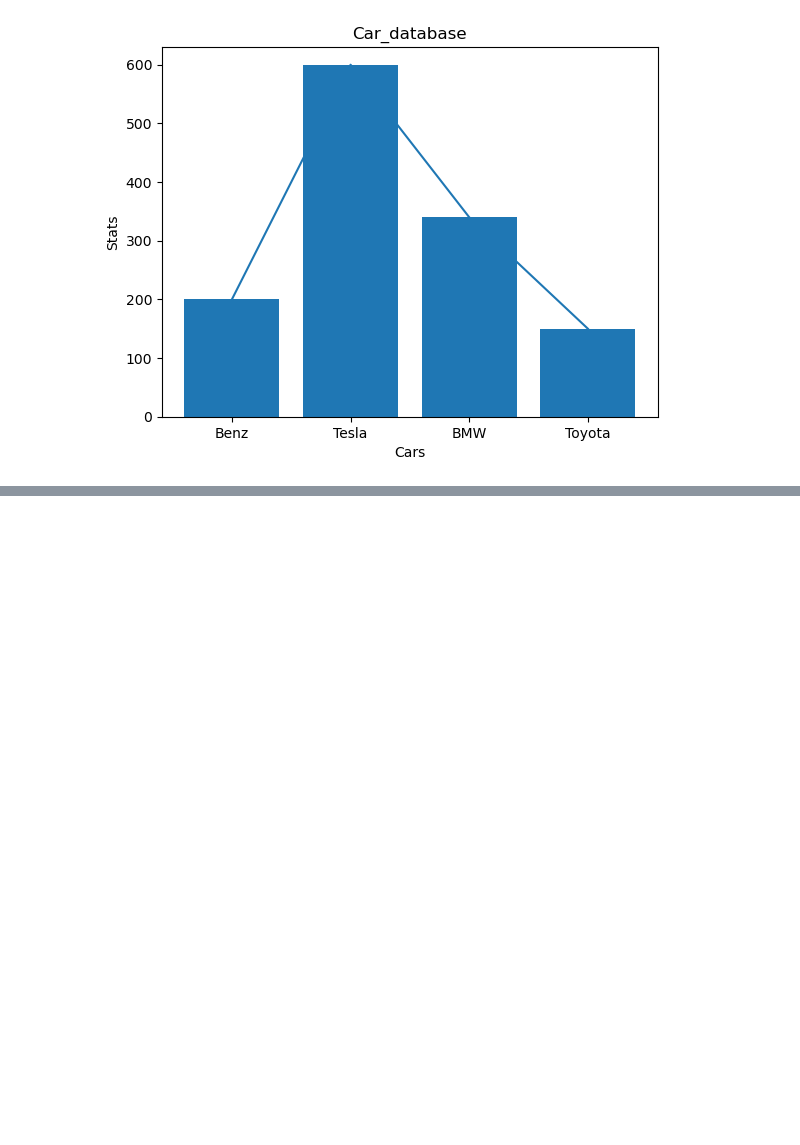
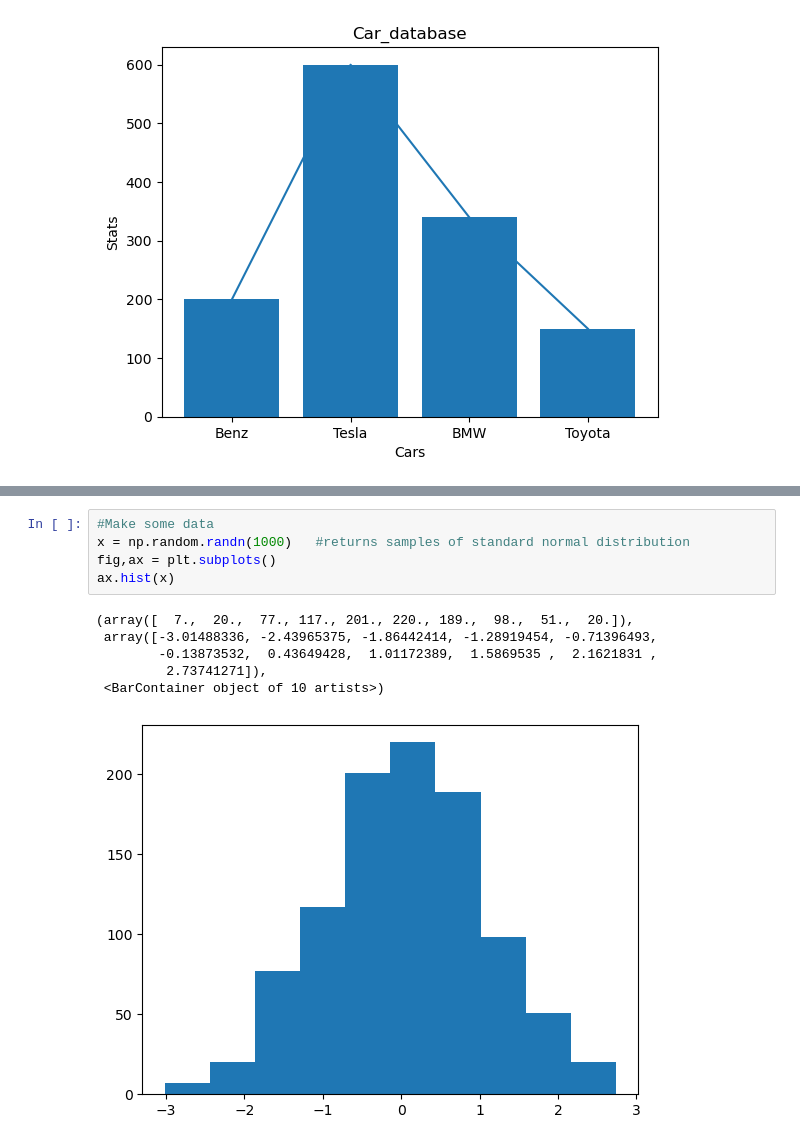
Before and after one commit to Onamiye/Data-Analytics-Learning, a Jupyter notebook: Introduction to Matplotlib.ipynb, the cells around one changed output, grey strips where cells are left out. Drawn from its saved outputs; the diff is of its cells as text; blank space fills up the shorter version.

```diff
--- a/Introduction to Matplotlib.ipynb
+++ b/Introduction to Matplotlib.ipynb
@@ -155,0 +166,12 @@ ax.bar(x,y);
+# %%
+#Make some data
+x = np.random.randn(1000)   #returns samples of standard normal distribution
+fig,ax = plt.subplots()
+ax.hist(x)
+# %% [output]
+(array([  7.,  20.,  77., 117., 201., 220., 189.,  98.,  51.,  20.]),
+ array([-3.01488336, -2.43965375, -1.86442414, -1.28919454, -0.71396493,
+        -0.13873532,  0.43649428,  1.01172389,  1.5869535 ,  2.1621831 ,
+         2.73741271]),
+ <BarContainer object of 10 artists>)
+[figure, added]
```
Also changed, not shown: parts of 57 cells of this notebook.
